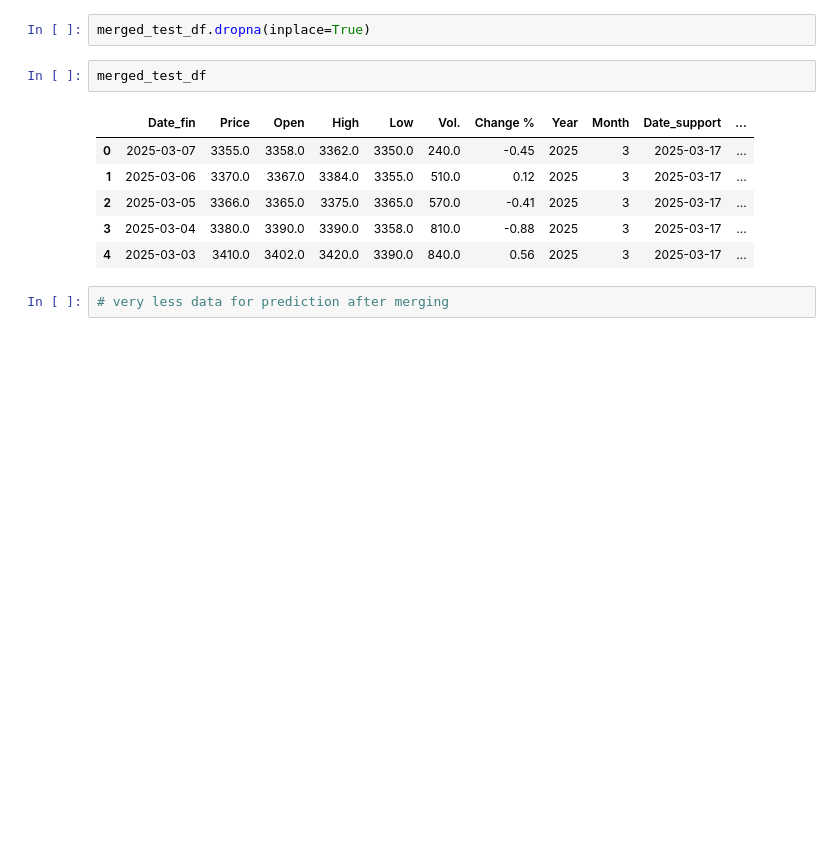
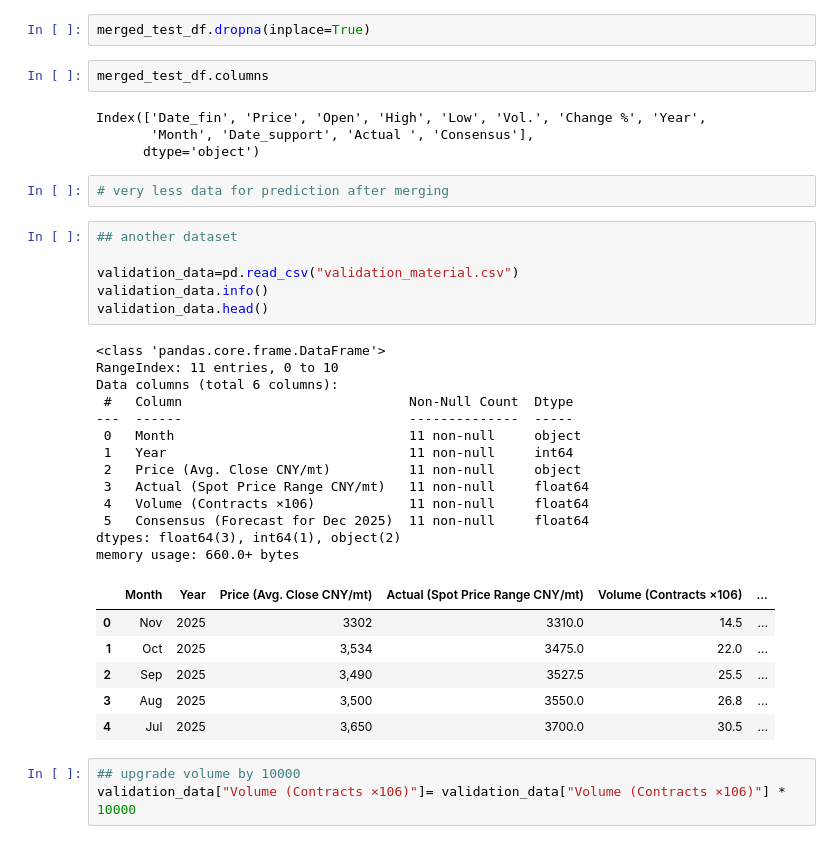
Before and after one commit to adnanwaasi/material_model, a Jupyter notebook: main.ipynb, the cells around one changed output. Saved outputs shown, nothing was run; the diff lists cells and outputs as text; blank space fills up the shorter version.

```diff
--- a/main.ipynb
+++ b/main.ipynb
@@ -653,13 +676,39 @@ memory usage: 1.6+ KB
 # %%
 merged_test_df.dropna(inplace=True)
 # %%
-merged_test_df
+merged_test_df.columns
 # %% [output]
-|  | Date_fin | Price | Open | High | Low | Vol. | Change % | Year | Month | Date_support | ... |
-| 0 | 2025-03-07 | 3355.0 | 3358.0 | 3362.0 | 3350.0 | 240.0 | -0.45 | 2025 | 3 | 2025-03-17 | ... |
-| 1 | 2025-03-06 | 3370.0 | 3367.0 | 3384.0 | 3355.0 | 510.0 | 0.12 | 2025 | 3 | 2025-03-17 | ... |
-| 2 | 2025-03-05 | 3366.0 | 3365.0 | 3375.0 | 3365.0 | 570.0 | -0.41 | 2025 | 3 | 2025-03-17 | ... |
-| 3 | 2025-03-04 | 3380.0 | 3390.0 | 3390.0 | 3358.0 | 810.0 | -0.88 | 2025 | 3 | 2025-03-17 | ... |
-| 4 | 2025-03-03 | 3410.0 | 3402.0 | 3420.0 | 3390.0 | 840.0 | 0.56 | 2025 | 3 | 2025-03-17 | ... |
+Index(['Date_fin', 'Price', 'Open', 'High', 'Low', 'Vol.', 'Change %', 'Year',
+       'Month', 'Date_support', 'Actual ', 'Consensus'],
+      dtype='object')
 # %%
 # very less data for prediction after merging
+# %%
+## another dataset
+
+validation_data=pd.read_csv("validation_material.csv")
+validation_data.info()
+validation_data.head()
+# %% [output]
+<class 'pandas.core.frame.DataFrame'>
+RangeIndex: 11 entries, 0 to 10
+Data columns (total 6 columns):
+ #   Column                             Non-Null Count  Dtype
+---  ------                             --------------  -----
+ 0   Month                              11 non-null     object
+ 1   Year                               11 non-null     int64
+ 2   Price (Avg. Close CNY/mt)          11 non-null     object
+ 3   Actual (Spot Price Range CNY/mt)   11 non-null     float64
+ 4   Volume (Contracts ×106)            11 non-null     float64
+ 5   Consensus (Forecast for Dec 2025)  11 non-null     float64
+dtypes: float64(3), int64(1), object(2)
+memory usage: 660.0+ bytes
+|  | Month | Year | Price (Avg. Close CNY/mt) | Actual (Spot Price Range CNY/mt) | Volume (Contracts ×106) | ... |
+| 0 | Nov | 2025 | 3302 | 3310.0 | 14.5 | ... |
+| 1 | Oct | 2025 | 3,534 | 3475.0 | 22.0 | ... |
+| 2 | Sep | 2025 | 3,490 | 3527.5 | 25.5 | ... |
+| 3 | Aug | 2025 | 3,500 | 3550.0 | 26.8 | ... |
+| 4 | Jul | 2025 | 3,650 | 3700.0 | 30.5 | ... |
+# %%
+## upgrade volume by 10000
+validation_data["Volume (Contracts ×106)"]= validation_data["Volume (Contracts ×106)"] * 10000
```
Also changed, not shown: parts of 18 cells of this notebook.
